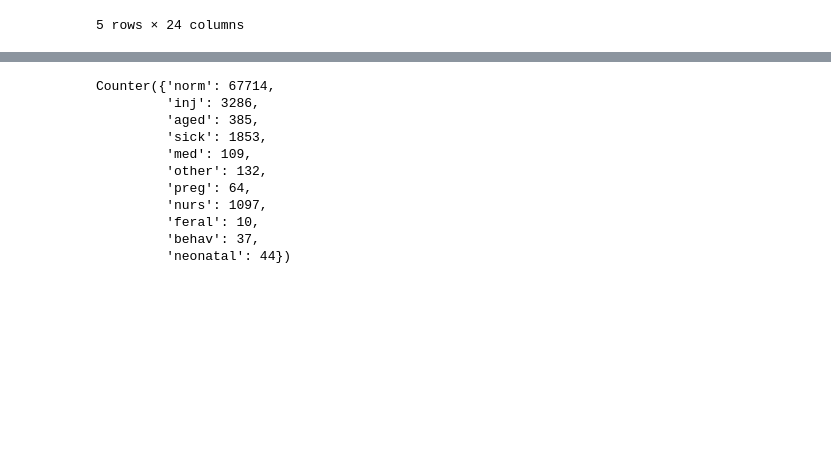
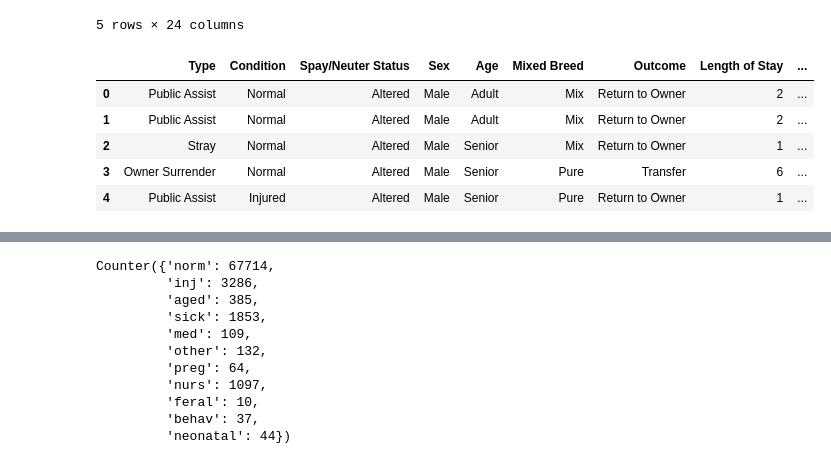
Before and after one commit to M-Outlaw/BootCamp-Mod-20-Animal_Shelter_Analysis, a Jupyter notebook: MachineLearning.ipynb, the cells around one changed output, grey strips where cells are left out. Saved outputs shown, nothing was run; the diff lists cells and outputs as text; code cells hidden in the pictures; blank space fills up the shorter version.

```diff
--- a/MachineLearning.ipynb
+++ b/MachineLearning.ipynb
@@ -44,0 +65,13 @@ data=data.drop(data[data["Outcome_Type"]=="Rto-Adopt"].index)
+# %%
+#rename columns
+data=data.rename(columns={"Intake_Type": "Type", "Intake_Condition": "Condition","Intactness":"Spay/Neuter Status", "Breed_Type":"Mixed Breed",
+                          "Outcome_Type":"Outcome", "Length_of_Stay":"Length of Stay", "in_Month":"Month", "in_Year":"Year",
+                          "AKC_group1":"Breed Type 1", "AKC_group2": "Breed Type 2", "Sorted_Color":"Color","Multiple_Intakes": "Prior Encounters"})
+data.head()
+# %% [output]
+|  | Type | Condition | Spay/Neuter Status | Sex | Age | Mixed Breed | Outcome | Length of Stay | ... |
+| 0 | Public Assist | Normal | Altered | Male | Adult | Mix | Return to Owner | 2 | ... |
+| 1 | Public Assist | Normal | Altered | Male | Adult | Mix | Return to Owner | 2 | ... |
+| 2 | Stray | Normal | Altered | Male | Senior | Mix | Return to Owner | 1 | ... |
+| 3 | Owner Surrender | Normal | Altered | Male | Senior | Pure | Transfer | 6 | ... |
+| 4 | Public Assist | Injured | Altered | Male | Senior | Pure | Return to Owner | 1 | ... |
```
Also changed, not shown: parts of 21 cells of this notebook, 2 other files.
